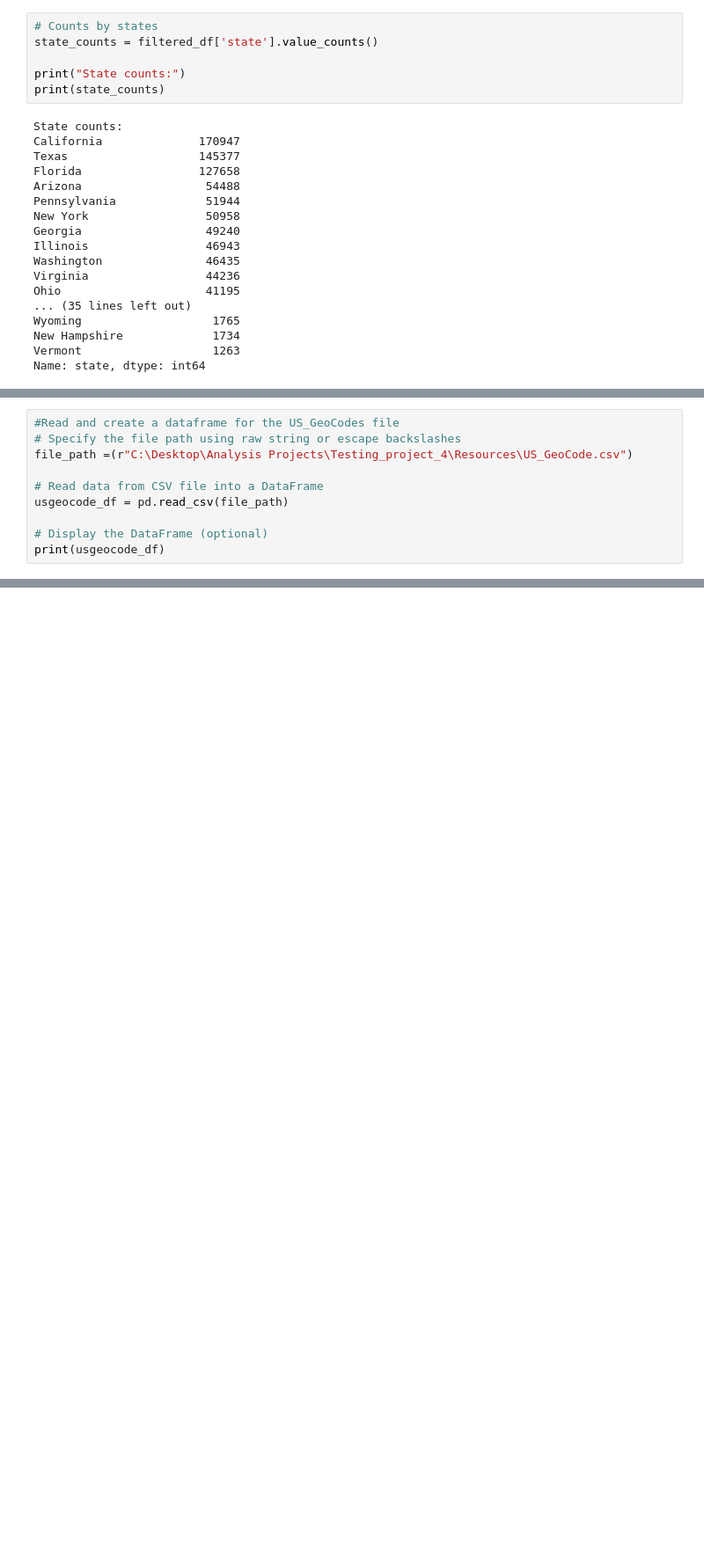
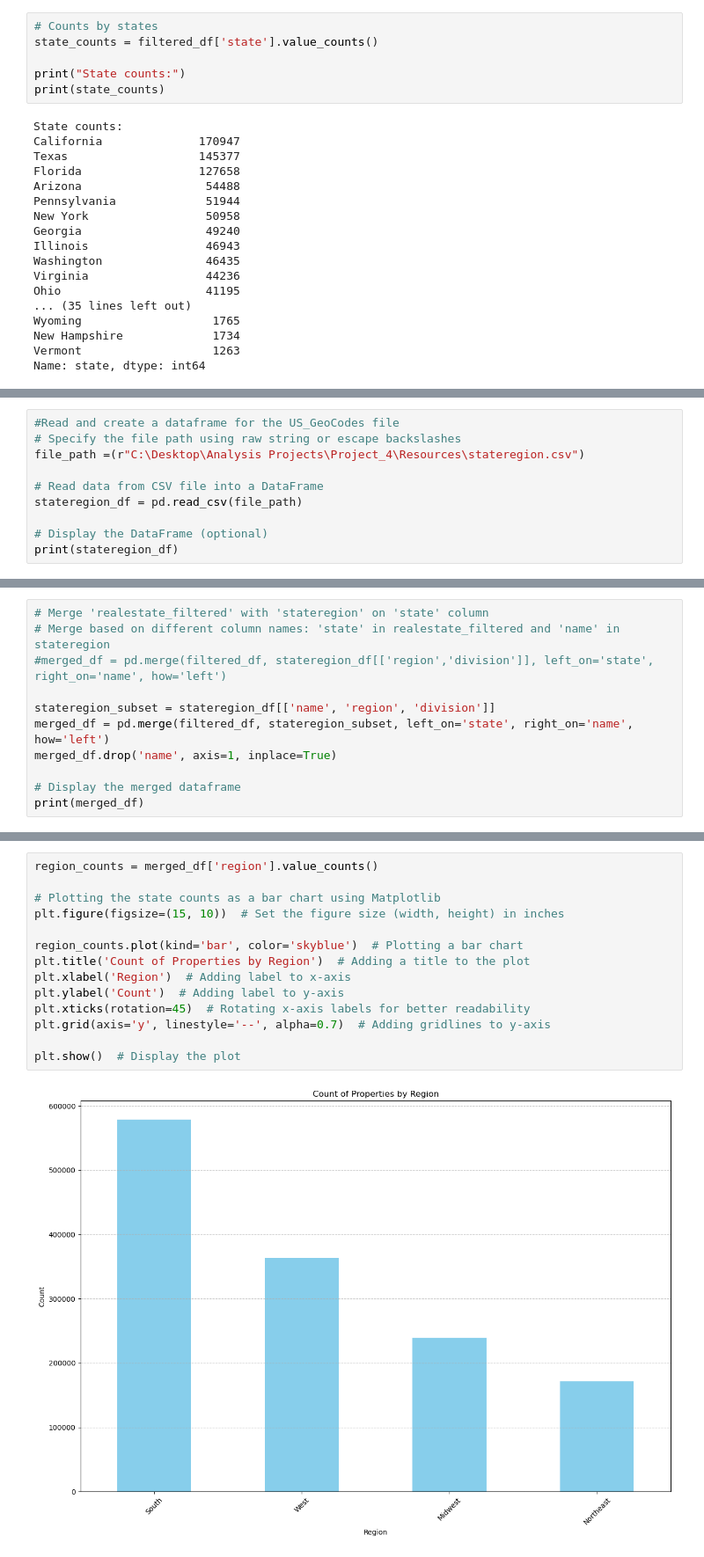
Before and after one commit to zwblank/Project_4, a Jupyter notebook: acw_realestate.ipynb, the cells around one changed output, grey strips where cells are left out. Shown at 88% size. Drawn from its saved outputs; the diff is of its cells as text; blank space fills up the shorter version.

```diff
--- a/acw_realestate.ipynb
+++ b/acw_realestate.ipynb
@@ -315,11 +296,11 @@ To read in the US_GeoCode csv file, make necessary changes and prepare for use i
 # %%
 #Read and create a dataframe for the US_GeoCodes file
 # Specify the file path using raw string or escape backslashes
-file_path =(r"C:\Desktop\Analysis Projects\Testing_project_4\Resources\US_GeoCode.csv")
+file_path =(r"C:\Desktop\Analysis Projects\Project_4\Resources\stateregion.csv")
 
 # Read data from CSV file into a DataFrame
-usgeocode_df = pd.read_csv(file_path)
+stateregion_df = pd.read_csv(file_path)
 
 # Display the DataFrame (optional)
-print(usgeocode_df)
+print(stateregion_df)
 # %% [output]
@@ -371,0 +344,11 @@ usgeocode_df.to_csv(output_file_path, index=False)
+# %%
+# Merge 'realestate_filtered' with 'stateregion' on 'state' column
+# Merge based on different column names: 'state' in realestate_filtered and 'name' in stateregion
+#merged_df = pd.merge(filtered_df, stateregion_df[['region','division']], left_on='state', right_on='name', how='left')
+
+stateregion_subset = stateregion_df[['name', 'region', 'division']]
+merged_df = pd.merge(filtered_df, stateregion_subset, left_on='state', right_on='name', how='left')
+merged_df.drop('name', axis=1, inplace=True)
+
+# Display the merged dataframe
+print(merged_df)
@@ -371,0 +373,16 @@ usgeocode_df.to_csv(output_file_path, index=False)
+# %%
+region_counts = merged_df['region'].value_counts()
+
+# Plotting the state counts as a bar chart using Matplotlib
+plt.figure(figsize=(15, 10))  # Set the figure size (width, height) in inches
+
+region_counts.plot(kind='bar', color='skyblue')  # Plotting a bar chart
+plt.title('Count of Properties by Region')  # Adding a title to the plot
+plt.xlabel('Region')  # Adding label to x-axis
+plt.ylabel('Count')  # Adding label to y-axis
+plt.xticks(rotation=45)  # Rotating x-axis labels for better readability
+plt.grid(axis='y', linestyle='--', alpha=0.7)  # Adding gridlines to y-axis
+
+plt.show()  # Display the plot
+# %% [output]
+[figure, added]
```
Also changed, not shown: parts of 23 cells of this notebook, 4 other files.
